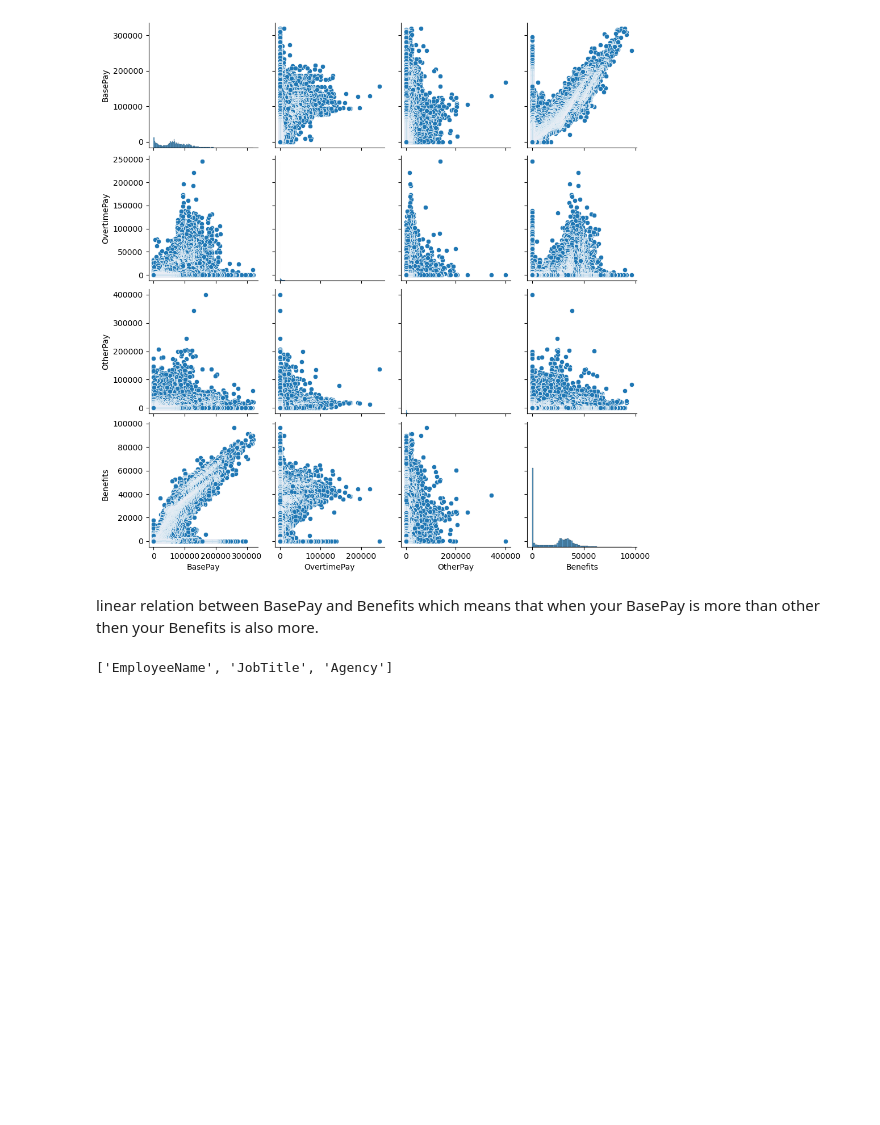
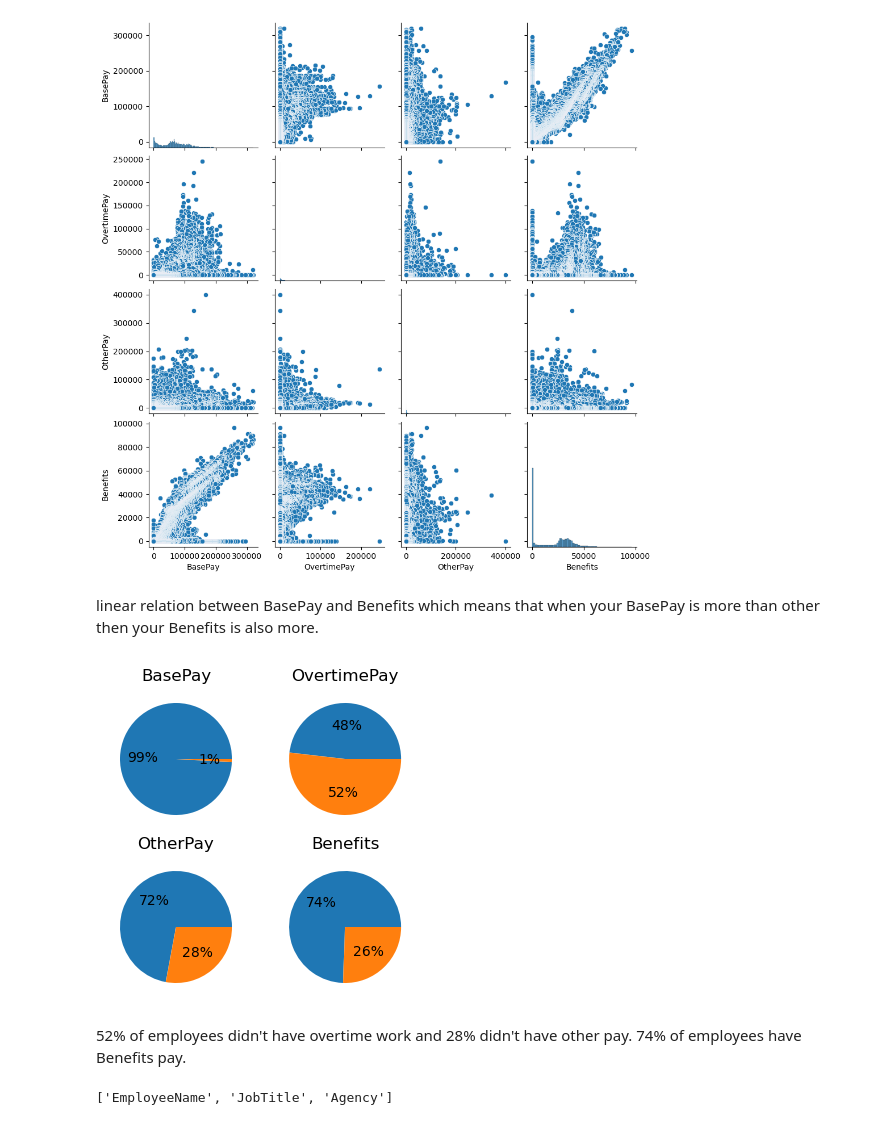
Before and after one commit to Nabil-Ghosn/Data-Science-Portfolio, a Jupyter notebook: ShAI_BootCamp_Salaries_Assignment/ShAI_BootCamp_Assignment.ipynb, the cells around one changed output. Drawn from its saved outputs; the diff is of its cells as text; code cells hidden in the pictures; blank space fills up the shorter version.

```diff
--- a/ShAI_BootCamp_Salaries_Assignment/ShAI_BootCamp_Assignment.ipynb
+++ b/ShAI_BootCamp_Salaries_Assignment/ShAI_BootCamp_Assignment.ipynb
@@ -333,6 +333,17 @@ plt.show()
 [figure]
 # %% [markdown]
 linear relation between BasePay and Benefits which means that when your BasePay is more than other then your Benefits is also more.
+# %%
+fig, axes = plt.subplots(2,2, figsize=(4,4))
+for ax, column in zip(axes.flat, numerical[:-2]):
+    ax.pie([(data[column] >= 1).sum(), data.shape[0]-(data[column] >= 1).sum()], autopct='%.0f%%')
+    ax.set_title(column)
+plt.show()
+# %% [output]
+[figure, added]
+# %% [markdown]
+52% of employees didn't have overtime work and 28% didn't have other pay.
+74% of employees have Benefits pay.
 # %%
 categorical
 # %% [output]
```
Also changed, not shown: parts of 5 cells of this notebook.
